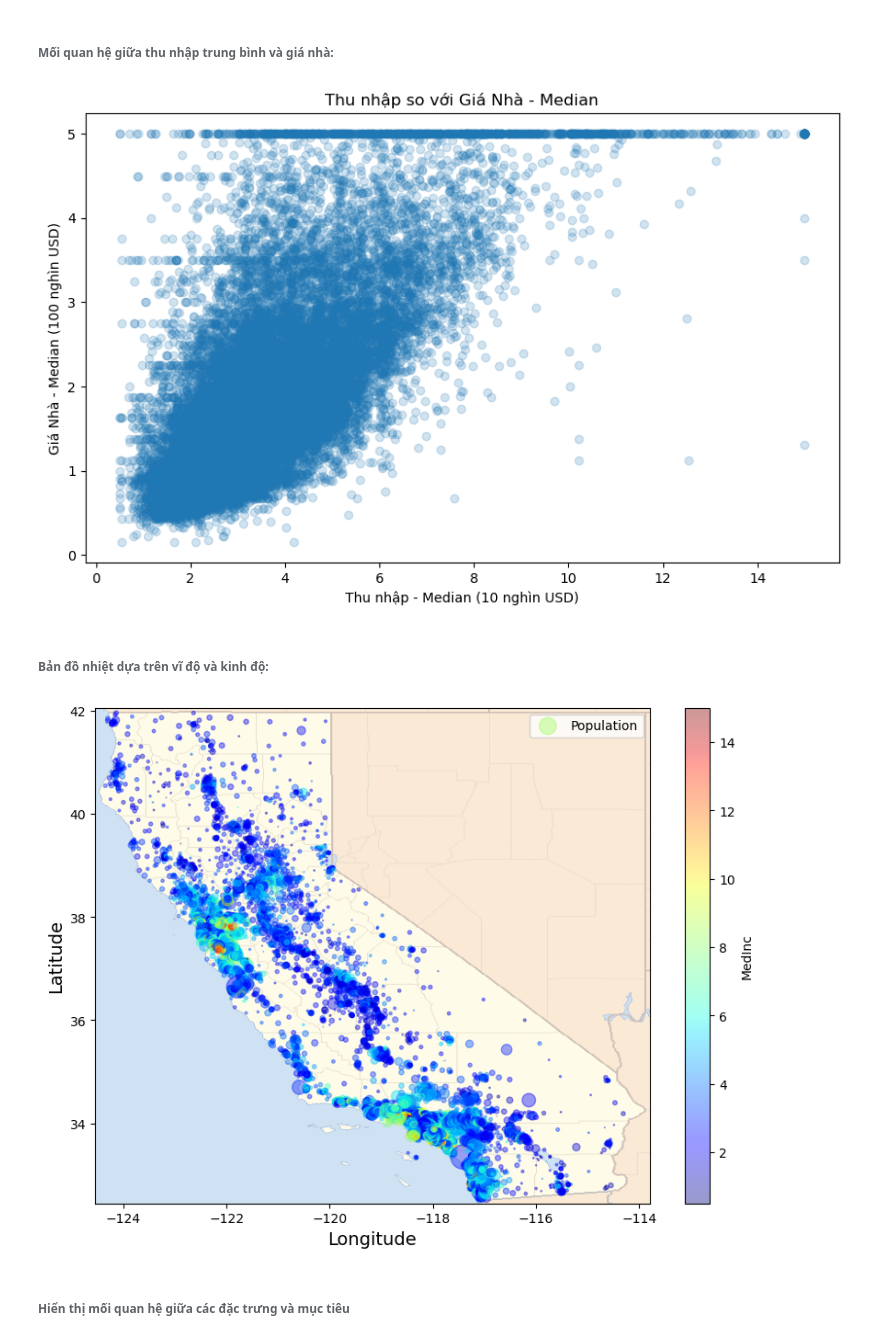
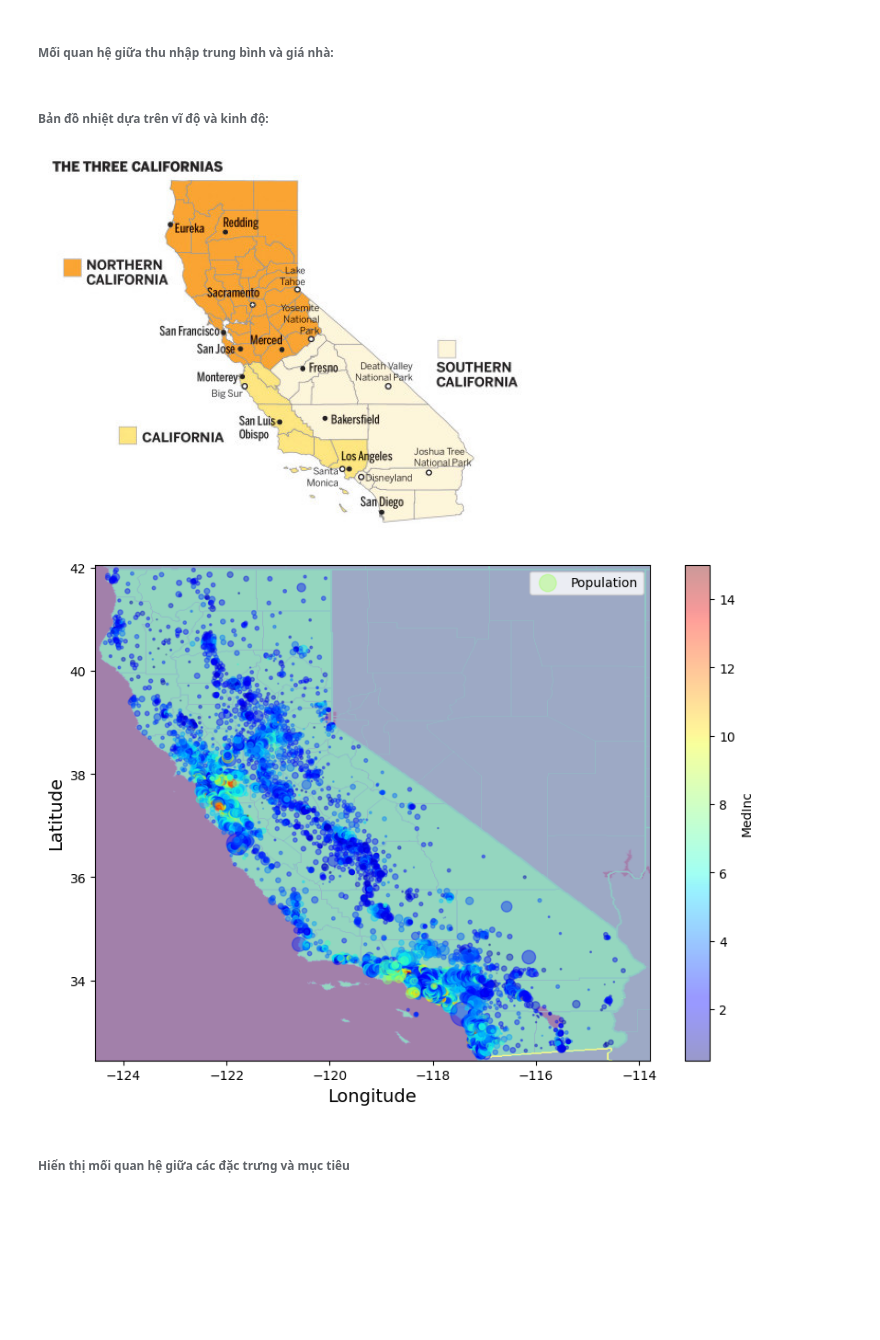
Before and after one commit to lahongloc/HousePricePrediction, a Jupyter notebook: DuDoanGiaNha_Linear_RandomForestv1v2_GradientBoosting_demo4.ipynb, the cells around one changed output. Drawn from its saved outputs; the diff is of its cells as text; code cells hidden in the pictures; blank space fills up the shorter version.

Commit message:
update demo + map california

```diff
--- a/DuDoanGiaNha_Linear_RandomForestv1v2_GradientBoosting_demo4.ipynb
+++ b/DuDoanGiaNha_Linear_RandomForestv1v2_GradientBoosting_demo4.ipynb
@@ -33,11 +35,17 @@ y = pd.DataFrame(california_housing.target, columns=["target"])
 data = pd.concat([X, y], axis=1)
 
 # Đọc file CSV chứa thông tin về các thành phố
-cities_df = pd.read_csv('C:\\Users\\kitj3\\Desktop\\OU_IT\\2324_HK2_nam3\\CongNgheMaNguonMo\\ThuyetTrinh\\cal_cities_lat_long.csv')
+cities_df = pd.read_csv('https://raw.githubusercontent.com/lahongloc/HousePricePrediction/kiet/cal_cities_lat_long.csv')
 
-cities_df_2 = pd.read_csv("C:\\Users\\kitj3\\Desktop\\OU_IT\\2324_HK2_nam3\\CongNgheMaNguonMo\\ThuyetTrinh\\cal_populations_city.csv")
+cities_df_2 = pd.read_csv('https://raw.githubusercontent.com/lahongloc/HousePricePrediction/kiet/cal_populations_city.csv')
 
-california_img=mpimg.imread('C:\\Users\\kitj3\\Desktop\\OU_IT\\2324_HK2_nam3\\CongNgheMaNguonMo\\ThuyetTrinh\\california.png')
+with urllib.request.urlopen('https://raw.githubusercontent.com/lahongloc/HousePricePrediction/kiet/california.png') as url:
+    img = PIL.Image.open(url)
+    california_img = np.array(img)
+
+with urllib.request.urlopen('https://vietnamhieuhoc.com/wp-content/uploads/2020/01/California-Cities.jpg') as url:
+    img = PIL.Image.open(url)
+    california_img2 = np.array(img)
 # %% [markdown]
 #### Mô tả dữ liệu
 # %%
@@ -291,25 +179,29 @@ plt.xlabel('Thu nhập - Median (10 nghìn USD)')
 plt.ylabel('Giá Nhà - Median (100 nghìn USD)')
 plt.title('Thu nhập so với Giá Nhà - Median')
 plt.show()
-# %% [output]
-[figure, removed]
 # %% [markdown]
 ###### Bản đồ nhiệt dựa trên vĩ độ và kinh độ:
 # %%
+# Hiển thị ảnh
+plt.imshow(california_img2)
+plt.axis('off')  # Ẩn các trục tọa độ
+plt.show()
+
 data_plot = data[['Longitude', 'Latitude', 'Population', 'MedInc']]
 data_plot.plot(kind='scatter', x='Longitude', y='Latitude', alpha=0.4,
 				s=data_plot['Population']/100, label='Population', figsize=(10,7),
 				c='MedInc', cmap=plt.get_cmap('jet'), colorbar=True)
 
 
 plt.imshow(california_img, extent=[-124.55, -113.80, 32.45, 42.05]
            , alpha=0.5) # giới hạn trái và phải - kinh độ (-124.55, -113.80) và vĩ độ (32.45, 42.05)
 plt.ylabel("Latitude", fontsize=14)
 plt.xlabel("Longitude", fontsize=14)
 plt.legend()
 plt.show()
 # %% [output]
-[figure, old version]
+[figure, new version]
+[figure, added]
 # %% [markdown]
 ###### Hiển thị mối quan hệ giữa các đặc trưng và mục tiêu
 # %%
```
Also changed, not shown: parts of 33 cells of this notebook, 1 other file.
